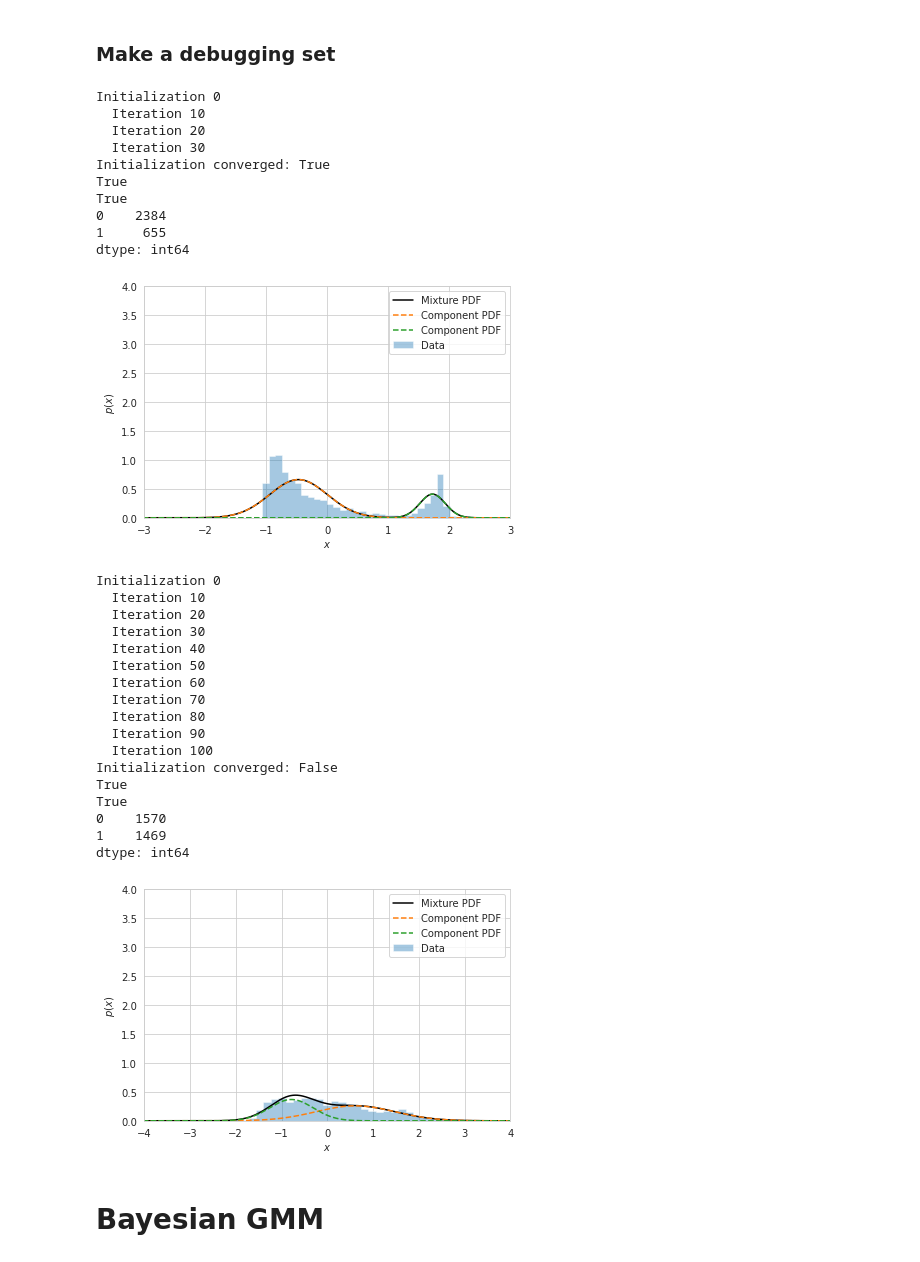
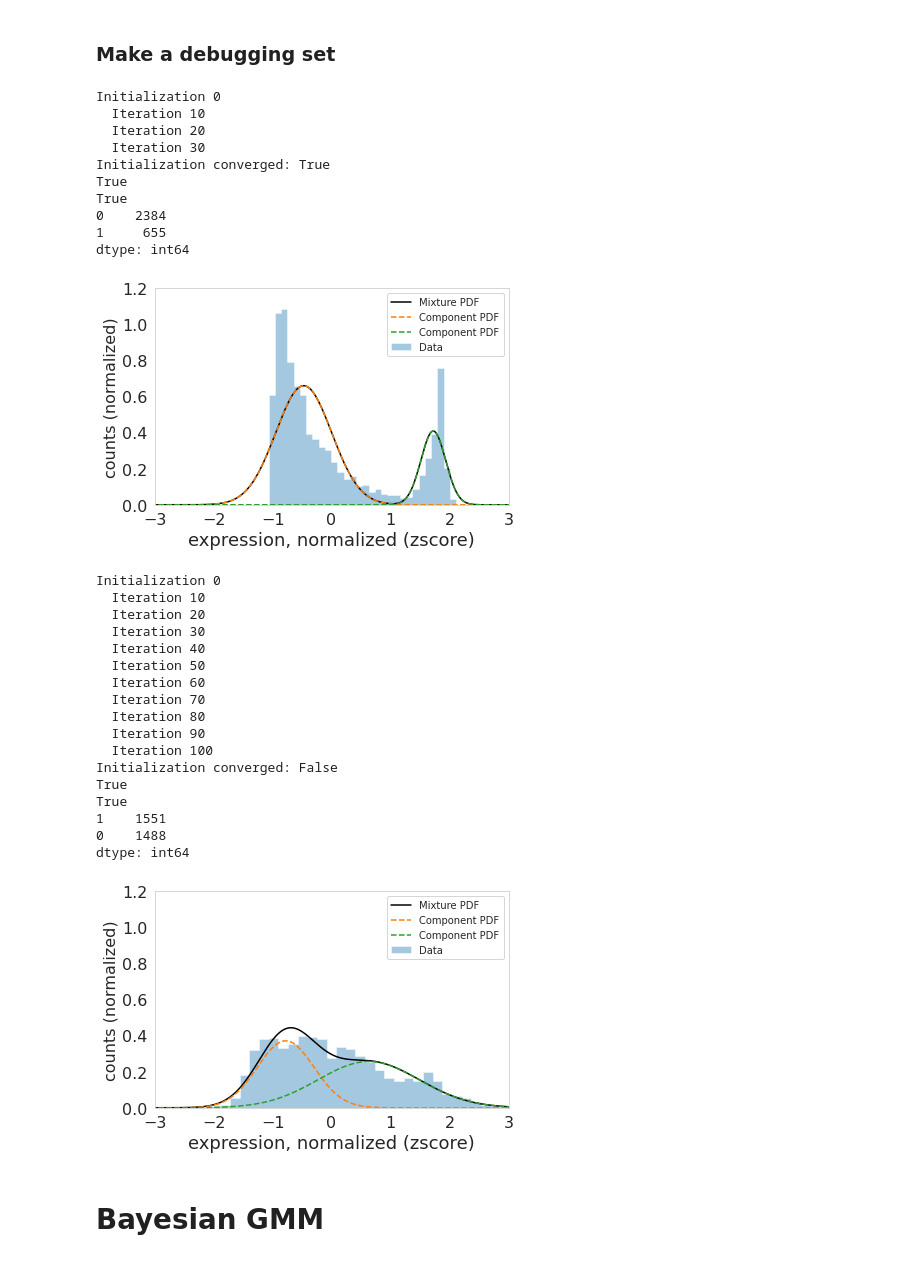
Before and after one commit to vfschumann/novosparc, a Jupyter notebook: Vic/development/GMM_experiments/GMM_Baysian_proper.ipynb, the cells around one changed output. Saved outputs shown, nothing was run; the diff lists cells and outputs as text; code cells hidden in the pictures.

Commit message:
proper plots for gmm visu

```diff
--- a/Vic/development/GMM_experiments/GMM_Baysian_proper.ipynb
+++ b/Vic/development/GMM_experiments/GMM_Baysian_proper.ipynb
@@ -82,13 +83,13 @@ array([[0.00038766, 0.0007229 , 0.00060221, ..., 0.00042215, 0.00026123,
 # Reading expression data to scanpy AnnData (cells x genes) - here I only need this for the gene names
 # although I probably also could just safe the gene names
 # single cell data
-data_dir = '../../novosparc/datasets/drosophila_scRNAseq/'
+data_dir = '../../../novosparc/datasets/drosophila_scRNAseq/'
 data_path = os.path.join(data_dir, 'dge_normalized.txt')
 dataset = sc.read(data_path).T
 gene_names = dataset.var.index.tolist()
 
 # FISH atlas
-atlas_dir = '../../novosparc/datasets/bdtnp/'
+atlas_dir = '../../../novosparc/datasets/bdtnp/'
 target_space_path = os.path.join(atlas_dir, 'geometry.txt')
 locations = pd.read_csv(target_space_path, sep=' ')
 num_locations = 3039 # number of spots derived from the spatial data
@@ -227,39 +210,43 @@ for i, gene in enumerate(sdge_test_cols):
 
     x_lim_range = np.abs(np.ceil(gmm.means_[0])) +3
 
-    plot_mixture(gmm, sngl_gn,upper_y_lim=4,x_lim=x_lim_range);
+    plot_mixture(gmm, sngl_gn,upper_y_lim=1.2,x_lim=x_lim_range);
+    plt.grid(False)
+    plt.xlabel('expression, normalized (zscore)', fontsize=18)
+    plt.ylabel('counts (normalized)', fontsize=16)
+    plt.tick_params(axis='both', which='major', labelsize=16)
     plt.tight_layout()
     plt.show()
 # %% [output]
 Initialization 0
   Iteration 10
   Iteration 20
   Iteration 30
 Initialization converged: True
 True
 True
 0    2384
 1     655
 dtype: int64
-[figure, old version]
+[figure, new version]
 Initialization 0
   Iteration 10
   Iteration 20
   Iteration 30
   Iteration 40
   Iteration 50
   Iteration 60
   Iteration 70
   Iteration 80
   Iteration 90
   Iteration 100
 Initialization converged: False
 True
 True
-0    1570
-1    1469
+1    1551
+0    1488
 dtype: int64
-[figure, old version]
+[figure, new version]
 # %% [markdown]
 # Bayesian GMM
 # %% [markdown]
```
Also changed, not shown: parts of 2 cells of this notebook.
